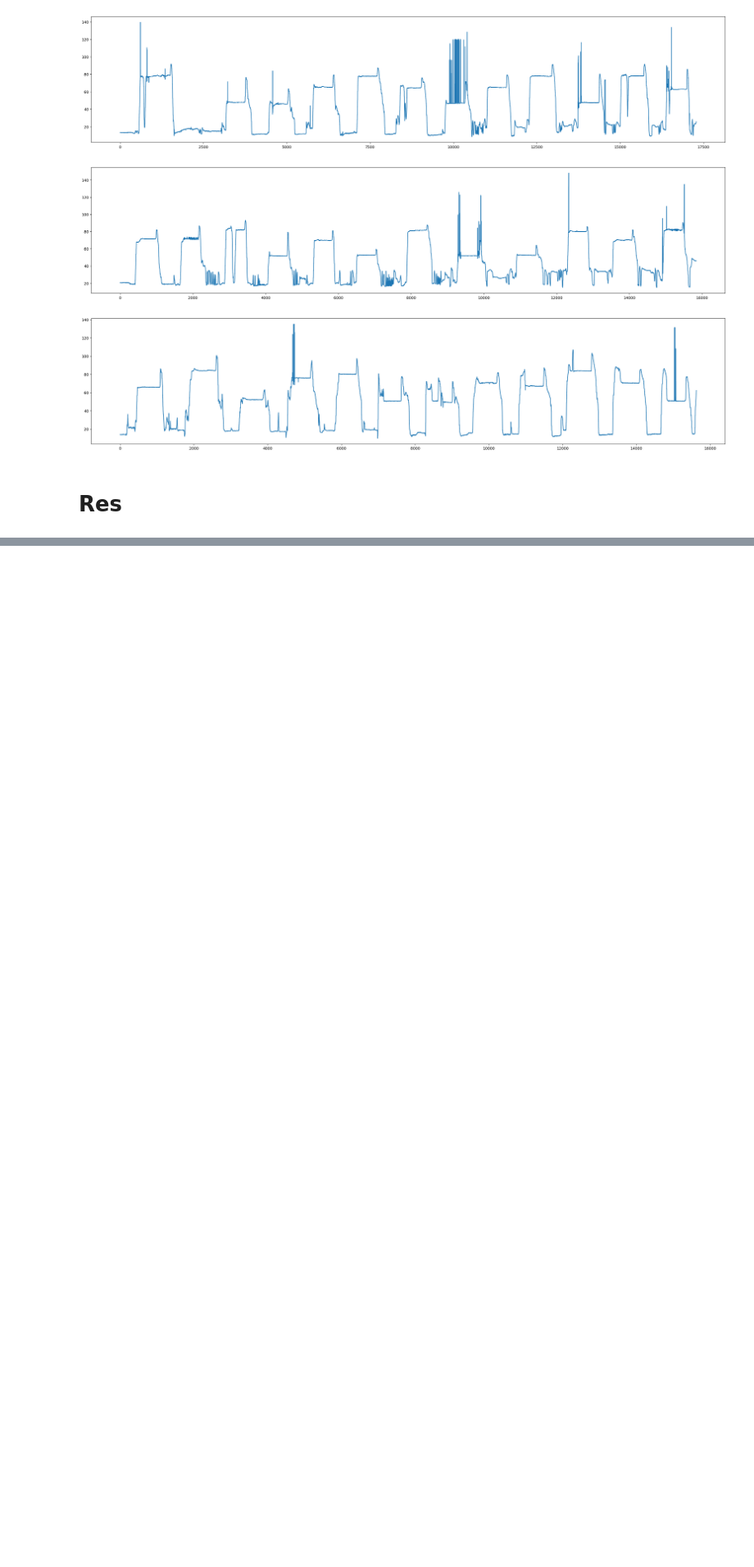
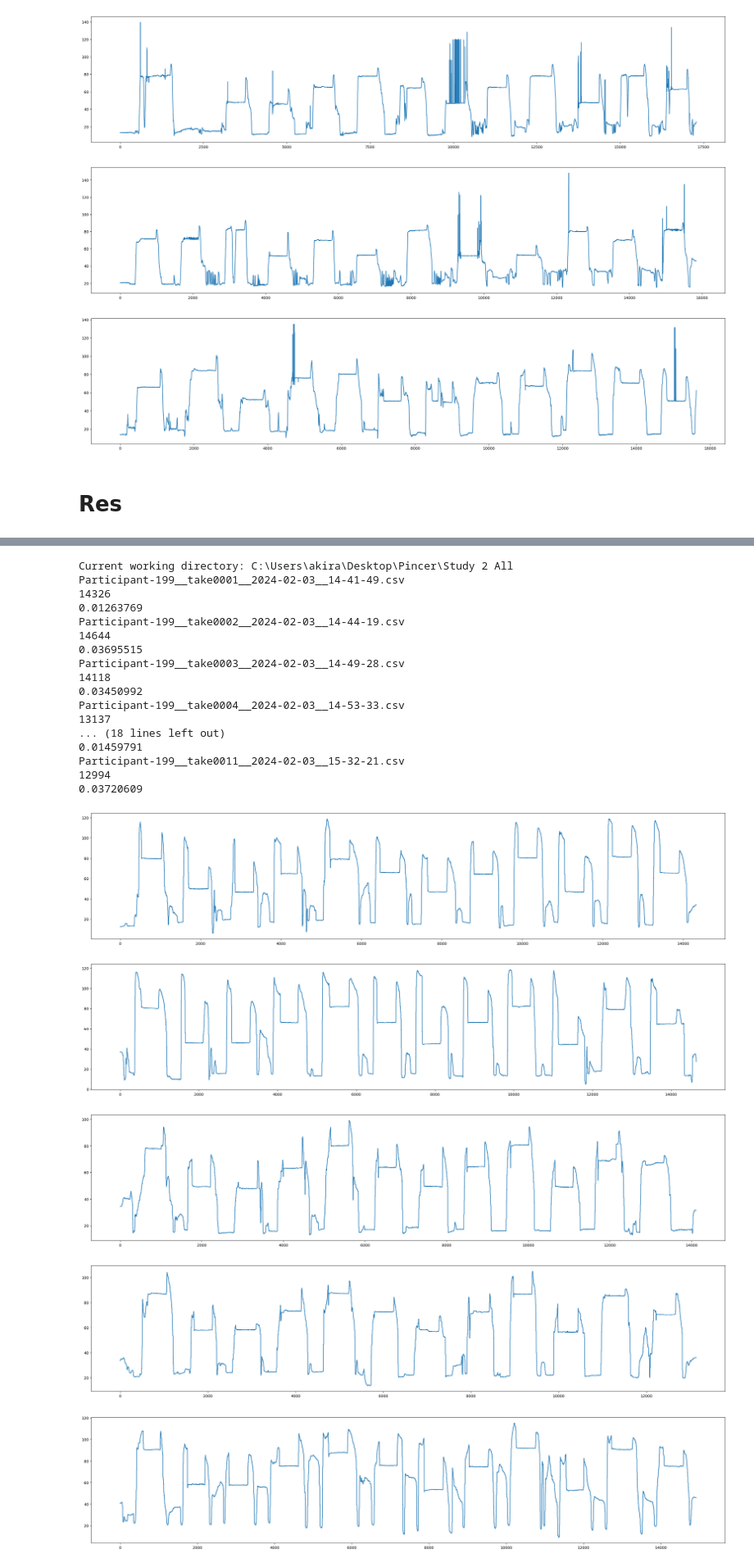
Before and after one commit to Kelesbekov/Pincer, a Jupyter notebook: Study 2 All/Redo.ipynb, the cells around one changed output, grey strips where cells are left out. Shown at 82% size. Drawn from its saved outputs; the diff is of its cells as text; code cells hidden in the pictures; blank space fills up the shorter version.

```diff
--- a/Study 2 All/Redo.ipynb
+++ b/Study 2 All/Redo.ipynb
@@ -73,3 +73,58 @@ Participant-116__take0005__2024-01-29__10-47-22.csv
 116 - redo noisy
 117 - ok
 118 - ok
+# %%
+import os
+import csv
+from collections import defaultdict
+import matplotlib.pyplot as plt
+
+# Get the current working directory
+current_directory = os.getcwd()
+
+print("Current working directory:", current_directory)
+
+all_items = os.listdir(current_directory)
+
+prefix_to_match = 'Participant-199'
+matching_folders = [item for item in all_items \
+                    if item.startswith(prefix_to_match)]
+
+
+for file_path in matching_folders:
+    columns_to_keep = ['Pinch Aperture']
+    data = []
+    print(file_path)
+    with open(file_path, 'r') as file:
+        reader = csv.DictReader(file)
+        data = [row[col] for col in columns_to_keep for row in reader]
+        for row in reader:
+            data.append(row)
+        print(len(data))
+        print(data[0])
+        plt.figure(figsize=(30,6))
+        data = [float(item)*1000 for item in data]
+        plt.plot(data)
+# %% [output]
+Current working directory: C:\Users\akira\Desktop\Pincer\Study 2 All
+Participant-199__take0001__2024-02-03__14-41-49.csv
+14326
+0.01263769
+Participant-199__take0002__2024-02-03__14-44-19.csv
+14644
+0.03695515
+Participant-199__take0003__2024-02-03__14-49-28.csv
+14118
+0.03450992
+Participant-199__take0004__2024-02-03__14-53-33.csv
+13137
+... (18 lines left out)
+0.01459791
+Participant-199__take0011__2024-02-03__15-32-21.csv
+12994
+0.03720609
+[figure, added]
+[figure, added]
+[figure, added]
+[figure, added]
+[figure, added]
```
Also changed, not shown: parts of 2 cells of this notebook.
